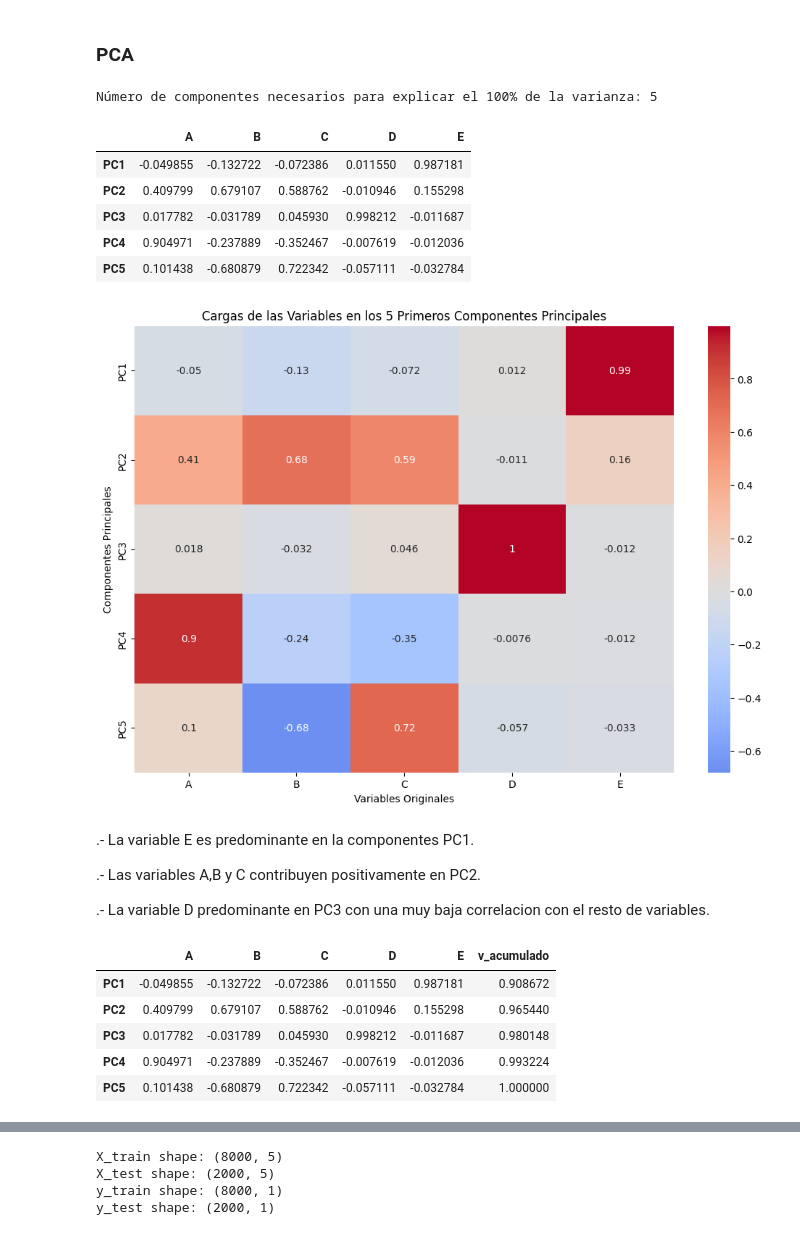
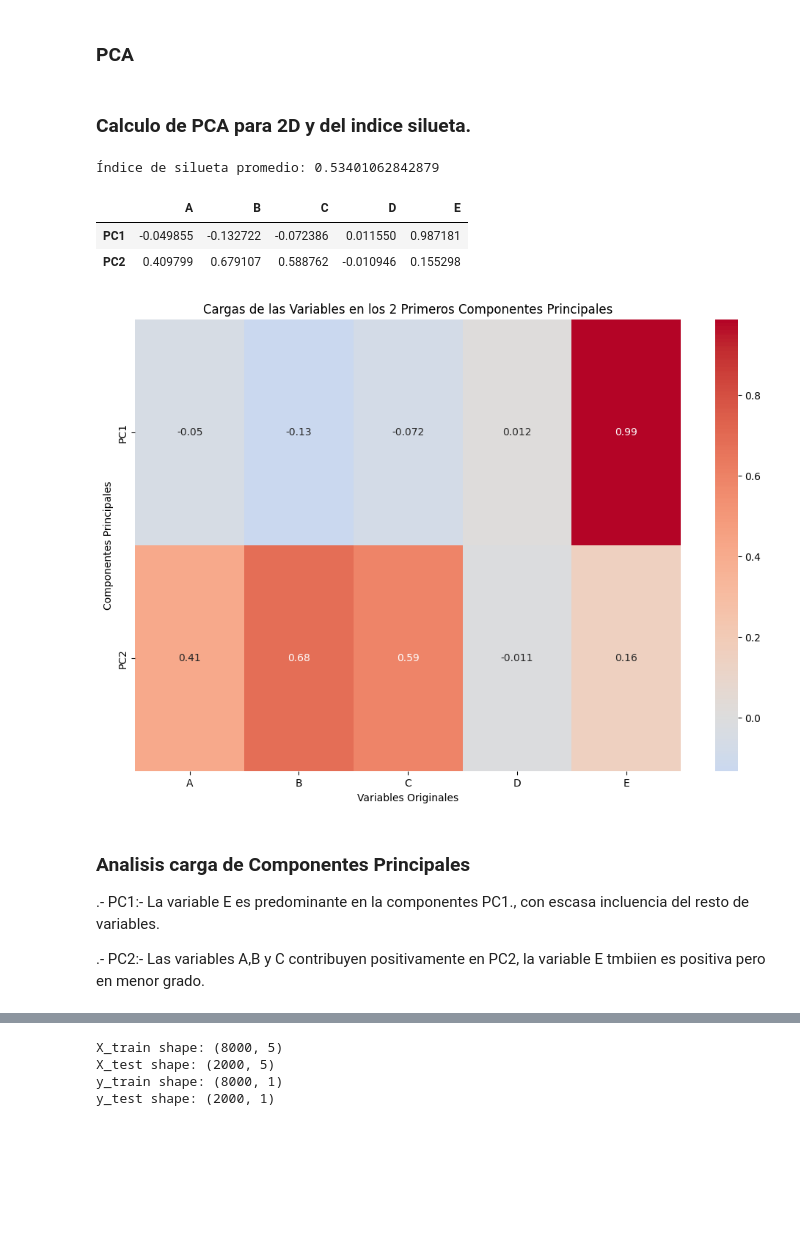
Before and after one commit to cartesiosson/ai-data-science, a Jupyter notebook: ANS/Practica-2/muinar07_act2_Notebook.ipynb, the cells around one changed output, grey strips where cells are left out. Saved outputs shown, nothing was run; the diff lists cells and outputs as text; code cells hidden in the pictures; blank space fills up the shorter version.

```diff
--- a/ANS/Practica-2/muinar07_act2_Notebook.ipynb
+++ b/ANS/Practica-2/muinar07_act2_Notebook.ipynb
@@ -277,0 +286,2 @@ df_normalizado.head(10)
+# %%
+df_normalizado=df_normalizado.drop(columns=['A_t','B_t','C_t','D_t','E_t'])
@@ -303,6 +321,9 @@ plt.show()
 X = df_normalizado.drop(columns=['label'])
 y = df_normalizado[['label']]
 
+X=X.dropna()
+y = y.loc[X.index]
+
 X.head()
 # %% [output]
 |  | A | B | C | D | E |
@@ -322,21 +343,24 @@ y.head()
 | 4 | 0.0 |
 # %% [markdown]
 ### PCA
+# %% [markdown]
+### Calculo de PCA para 2D y del indice silueta.
 # %%
 from sklearn.decomposition import PCA
+from sklearn.metrics import silhouette_score, silhouette_samples
 import numpy as np
-pca = PCA()
-pca.fit(X)
+pca = PCA(n_components=2)
+X_pca=pca.fit_transform(X)
 varianza_acumulada = np.cumsum(pca.explained_variance_ratio_)
-n_componentes = np.argmax(varianza_acumulada >=1 ) + 1
-print(f"Número de componentes necesarios para explicar el 100% de la varianza: {n_componentes}")
+indice_sil=silhouette_score(X_pca, y.to_numpy().ravel())
+print(f"Índice de silueta promedio: {indice_sil}")
 # %% [output]
-Número de componentes necesarios para explicar el 100% de la varianza: 5
+Índice de silueta promedio: 0.53401062842879
 # %%
 cargas_componentes = pd.DataFrame(
-    pca.components_[:5],  # Solo los primeros 5 componentes
+    pca.components_[:2],
     columns=X.columns,
-    index=[f'PC{i+1}' for i in range(5)]
+    index=[f'PC{i+1}' for i in range(2)]
 )
 
 cargas_componentes
@@ -344,36 +368,21 @@ cargas_componentes
 |  | A | B | C | D | E |
 | PC1 | -0.049855 | -0.132722 | -0.072386 | 0.011550 | 0.987181 |
 | PC2 | 0.409799 | 0.679107 | 0.588762 | -0.010946 | 0.155298 |
-| PC3 | 0.017782 | -0.031789 | 0.045930 | 0.998212 | -0.011687 |
-| PC4 | 0.904971 | -0.237889 | -0.352467 | -0.007619 | -0.012036 |
-| PC5 | 0.101438 | -0.680879 | 0.722342 | -0.057111 | -0.032784 |
 # %%
 plt.figure(figsize=(12, 8))
 sns.heatmap(cargas_componentes, annot=True, cmap='coolwarm', center=0)
-plt.title('Cargas de las Variables en los 5 Primeros Componentes Principales')
+plt.title('Cargas de las Variables en los 2 Primeros Componentes Principales')
 plt.xlabel('Variables Originales')
 plt.ylabel('Componentes Principales')
 plt.show()
 # %% [output]
-[figure, old version]
+[figure, new version]
 # %% [markdown]
-.- La variable E es predominante en la componentes PC1.
+### Analisis carga de Componentes Principales
 
-.- Las variables A,B y C contribuyen positivamente en PC2.
+.- PC1:- La variable E es predominante en la componentes PC1., con escasa incluencia del resto de variables.
 
-.- La variable D predominante en PC3 con una muy baja correlacion con el resto de variables.
+.- PC2:- Las variables A,B y C contribuyen positivamente en PC2, la variable E tmbiien es positiva pero en menor grado.
-# %%
-
-varianza_acumulada = np.cumsum(pca.explained_variance_ratio_[:5])
-cargas_componentes['v_acumulado'] = varianza_acumulada
-cargas_componentes
-# %% [output]
-|  | A | B | C | D | E | v_acumulado |
-| PC1 | -0.049855 | -0.132722 | -0.072386 | 0.011550 | 0.987181 | 0.908672 |
-| PC2 | 0.409799 | 0.679107 | 0.588762 | -0.010946 | 0.155298 | 0.965440 |
-| PC3 | 0.017782 | -0.031789 | 0.045930 | 0.998212 | -0.011687 | 0.980148 |
-| PC4 | 0.904971 | -0.237889 | -0.352467 | -0.007619 | -0.012036 | 0.993224 |
-| PC5 | 0.101438 | -0.680879 | 0.722342 | -0.057111 | -0.032784 | 1.000000 |
 # %%
 plt.figure(figsize=(8, 6))
 plt.plot(range(1, len(varianza_acumulada) + 1), varianza_acumulada, marker='o', linestyle='--')
```
Also changed, not shown: parts of 44 cells of this notebook, 17 other files.
